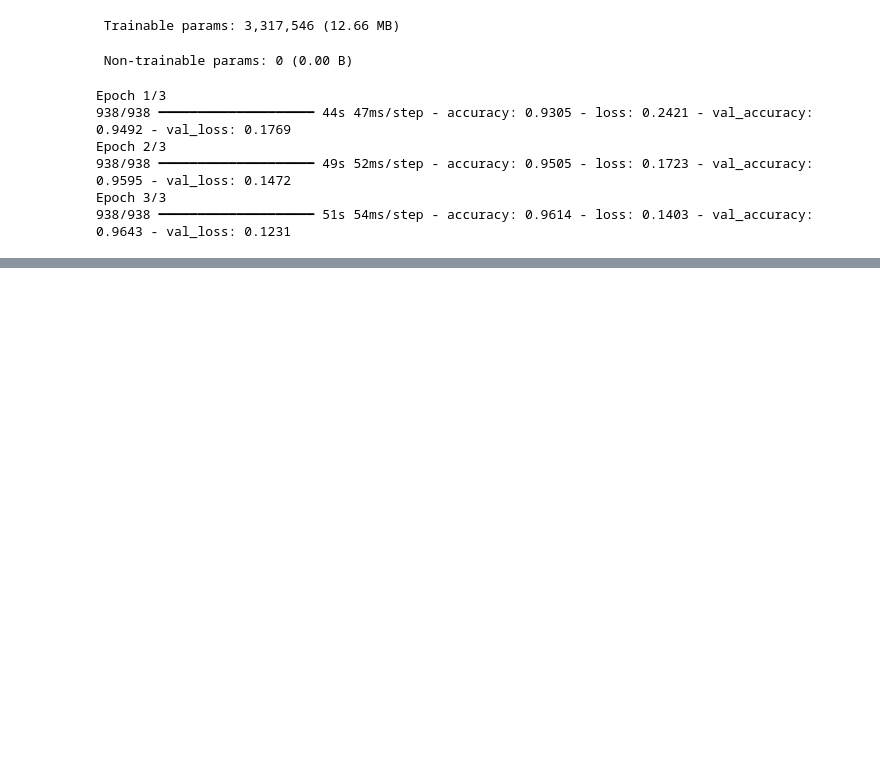
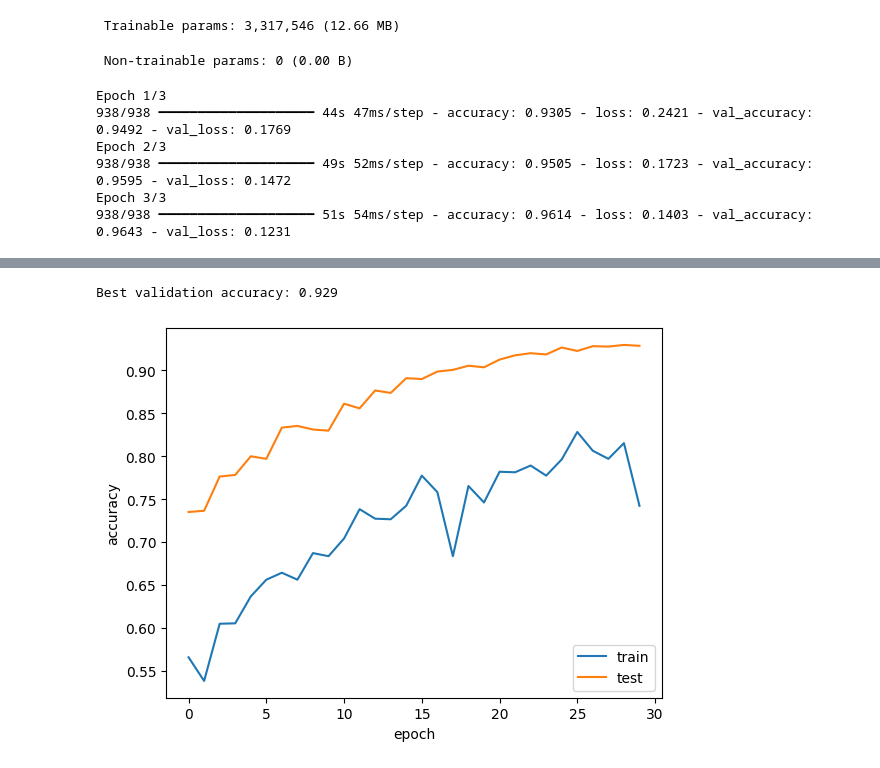
Before and after one commit to marius2347/Deep-Learning-For-Dummies-by-John-Paul-Muelle-and-Luca-Massaron-Book-Practice-in-Python, a Jupyter notebook: book.ipynb, the cells around one changed output, grey strips where cells are left out. Cells and saved outputs as stored; diff of their text form; code cells hidden in the pictures; blank space fills up the shorter version.

```diff
--- a/book.ipynb
+++ b/book.ipynb
@@ -400,0 +456,3 @@ Epoch 3/3
+# %%
+# weight classes
+class_weight = {c: dist[c] / np.sum(dist) for c in classes}
@@ -400,0 +475,25 @@ Epoch 3/3
+# %%
+# building the neural network
+def small_cnn():
+    model = Sequential()
+    model.add(Conv2D(32, (5,5), padding = 'same', input_shape = (IMG_SIZE, IMG_SIZE, 3), activation = 'relu'))
+    model.add(Conv2D(64, (5, 5), activation = 'relu'))
+    model.add(Flatten())
+    model.add(Dense(768, activation = 'relu'))
+    model.add(Dropout(0.4))
+    model.add(Dense(NUM_CLASSES, activation = 'softmax'))
+    return model
+
+model = small_cnn()
+model.compile(loss = 'categorical_crossentropy', optimizer = Adam(), metrics = ['accuracy'])
+# %%
+# train the model
+history = model.fit(
+    train_gen,
+    steps_per_epoch = len(X) // batch_size,
+    validation_data = val_gen,
+    validation_steps = len(Xt) // batch_size,
+    class_weight = class_weight,
+    epochs = 30,
+    verbose = 2
+)
@@ -400,0 +518,12 @@ Epoch 3/3
+# %%
+# plotting the training and validation accuracy
+print("Best validation accuracy: {:0.3f}".format(np.max(history.history['val_accuracy'])))
+
+plt.plot(history.history['accuracy'])
+plt.plot(history.history['val_accuracy'])
+plt.ylabel('accuracy'); plt.xlabel('epoch')
+plt.legend(['train', 'test'], loc = 'lower right')
+plt.show()
+# %% [output]
+Best validation accuracy: 0.929
+[figure, added]
```
Also changed, not shown: parts of 7 cells of this notebook, 1 other file.
